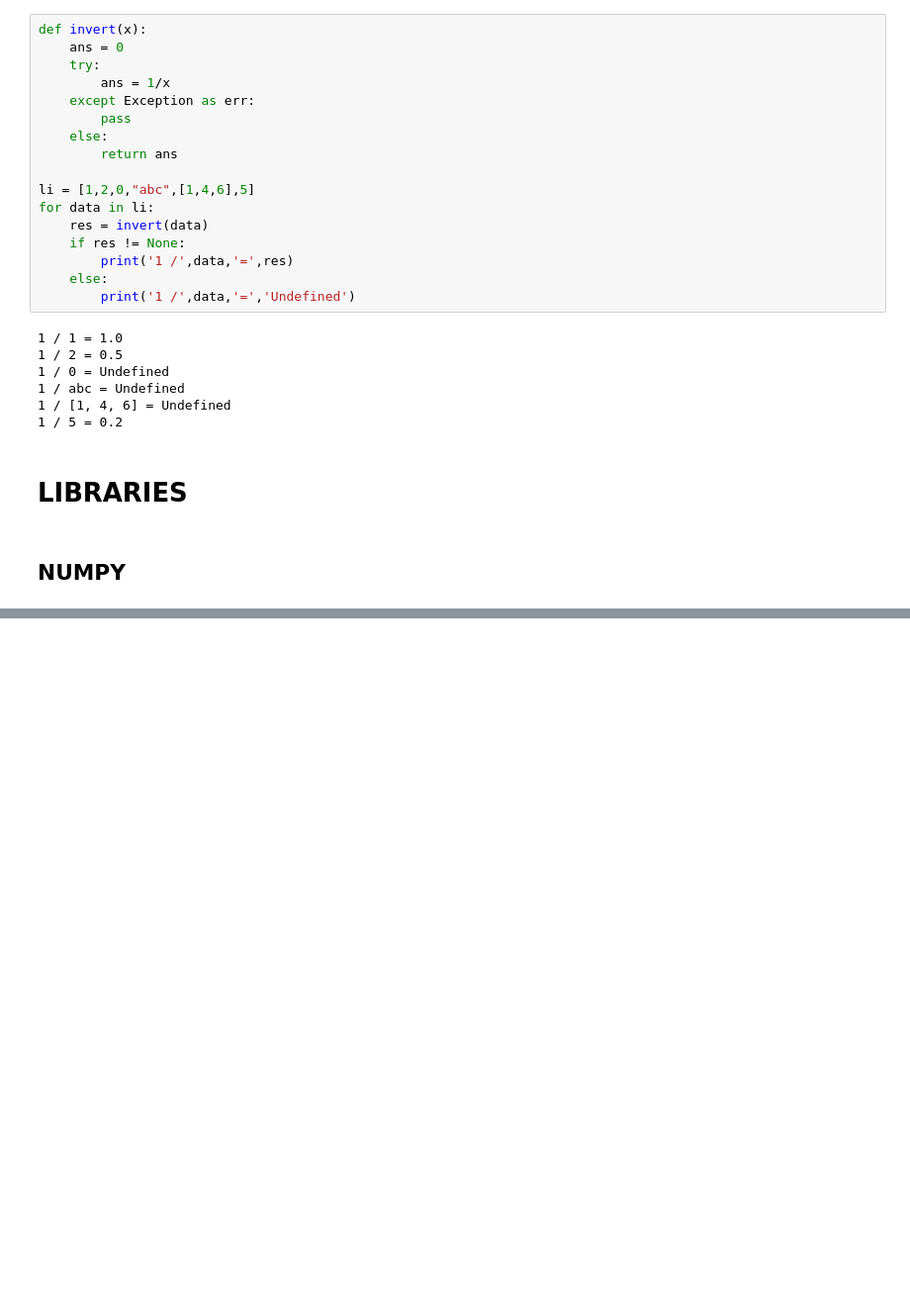
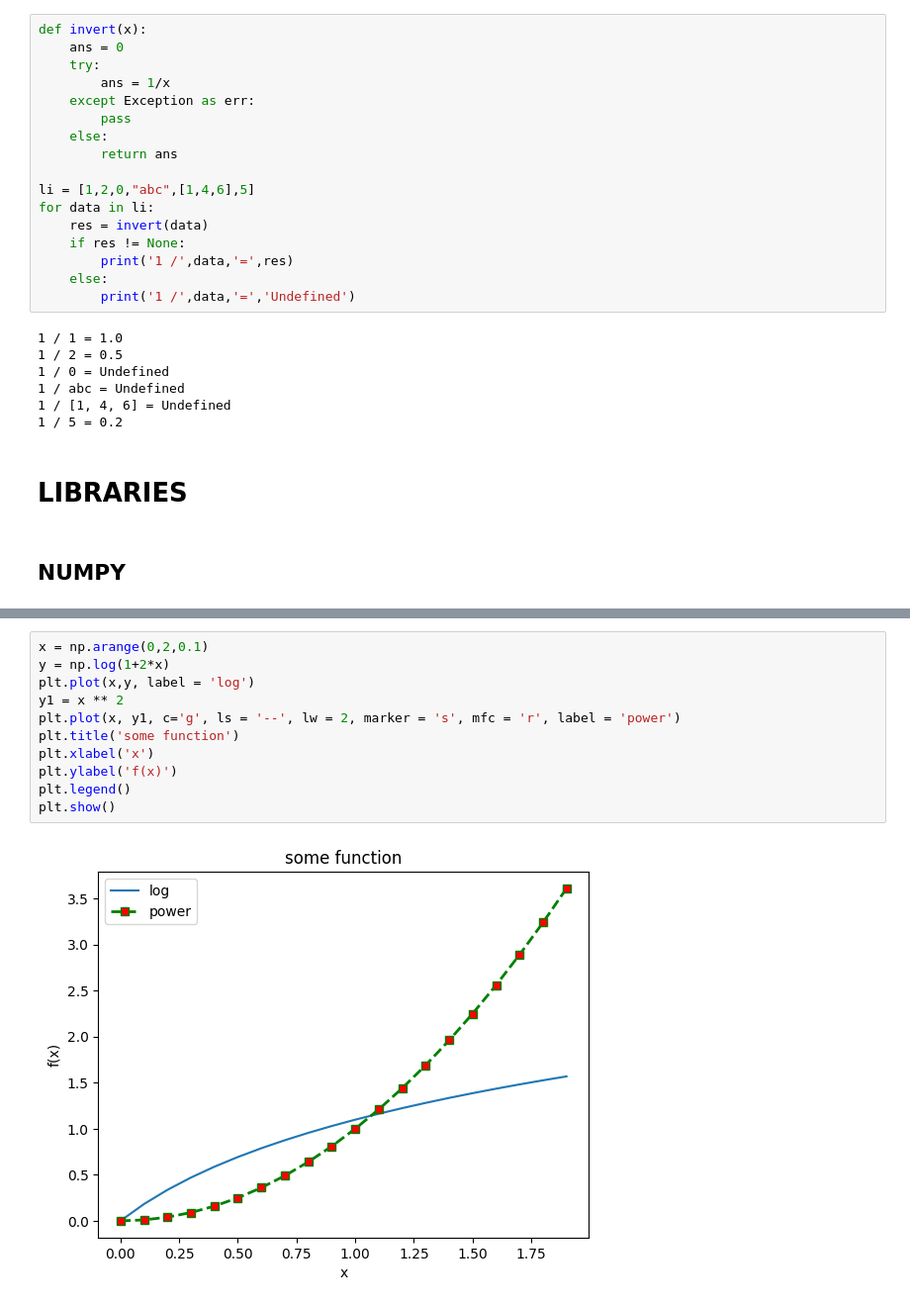
Before and after one commit to jaywyawhare/Sixth-Semester, a Jupyter notebook: T&T Lab/Basic.ipynb, the cells around one changed output, grey strips where cells are left out. Shown: that part at 99% size. Drawn from its saved outputs; the diff is of its cells as text; blank space fills up the shorter version.

```diff
--- a/T&T Lab/Basic.ipynb
+++ b/T&T Lab/Basic.ipynb
@@ -295,0 +544,13 @@ for data in li:
+# %%
+x = np.arange(0,2,0.1)
+y = np.log(1+2*x)
+plt.plot(x,y, label = 'log')
+y1 = x ** 2
+plt.plot(x, y1, c='g', ls = '--', lw = 2, marker = 's', mfc = 'r', label = 'power')
+plt.title('some function')
+plt.xlabel('x')
+plt.ylabel('f(x)')
+plt.legend()
+plt.show()
+# %% [output]
+[figure, added]
```
Also changed, not shown: parts of 31 cells of this notebook.
